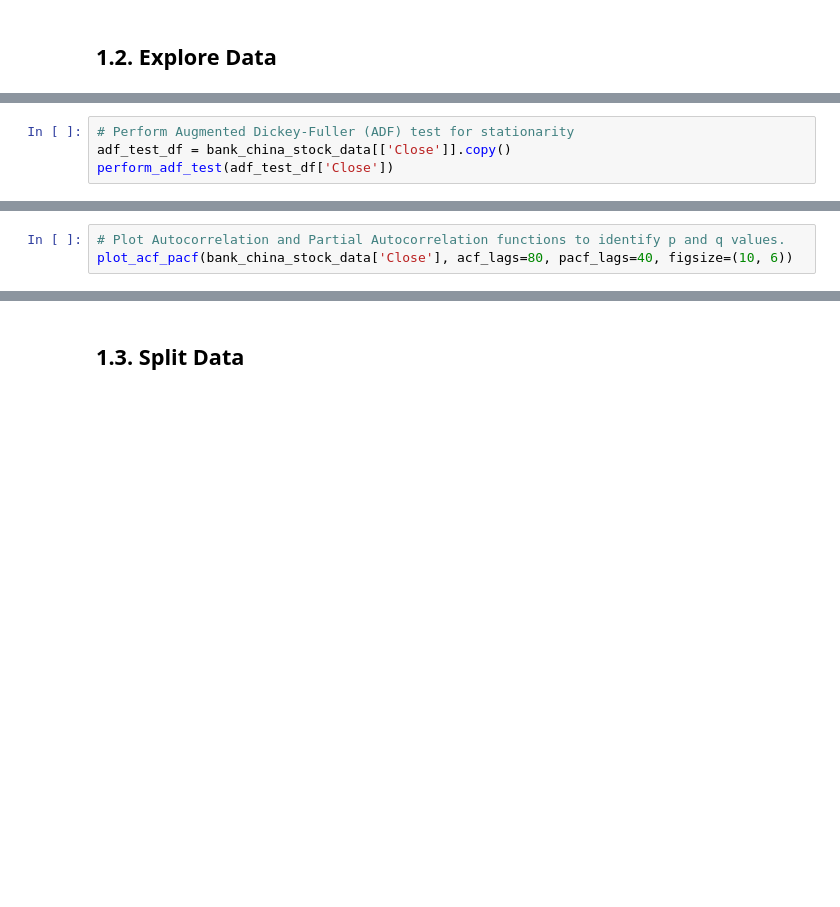
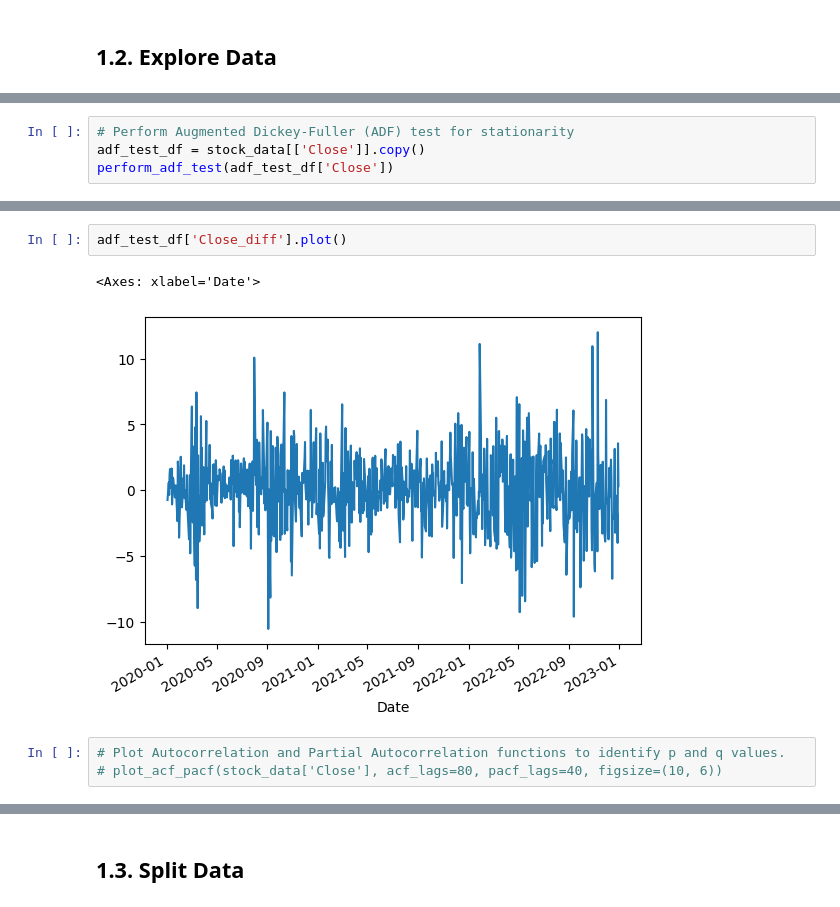
Before and after one commit to Mund99/Financial_Price_Forecasting, a Jupyter notebook: ARIMA_model.ipynb, the cells around one changed output, grey strips where cells are left out. Cells and saved outputs as stored; diff of their text form; blank space fills up the shorter version.

```diff
--- a/ARIMA_model.ipynb
+++ b/ARIMA_model.ipynb
@@ -181,4 +508,4 @@ plt.show()
 # %%
 # Perform Augmented Dickey-Fuller (ADF) test for stationarity
-adf_test_df = bank_china_stock_data[['Close']].copy()
+adf_test_df = stock_data[['Close']].copy()
 perform_adf_test(adf_test_df['Close'])
@@ -194,4 +547,9 @@ perform_adf_test(adf_test_df['Close_diff'])
+# %%
+adf_test_df['Close_diff'].plot()
+# %% [output]
+<Axes: xlabel='Date'>
+[figure, added]
 # %%
 # Plot Autocorrelation and Partial Autocorrelation functions to identify p and q values.
-plot_acf_pacf(bank_china_stock_data['Close'], acf_lags=80, pacf_lags=40, figsize=(10, 6))
+# plot_acf_pacf(stock_data['Close'], acf_lags=80, pacf_lags=40, figsize=(10, 6))
 # %%
```
Also changed, not shown: parts of 50 cells of this notebook.
